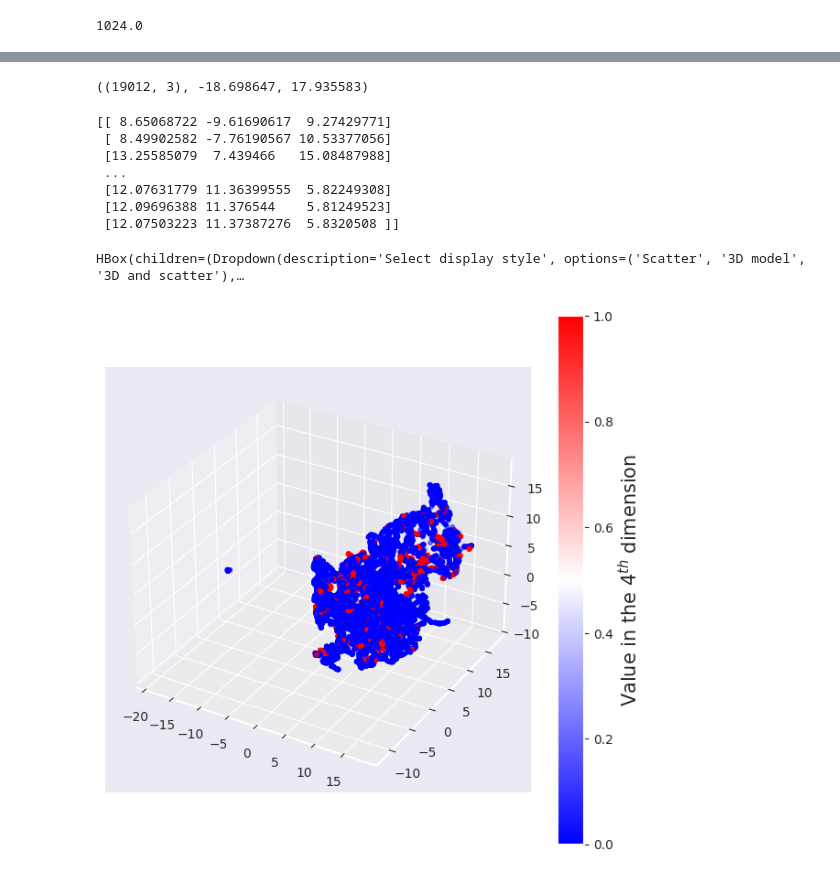
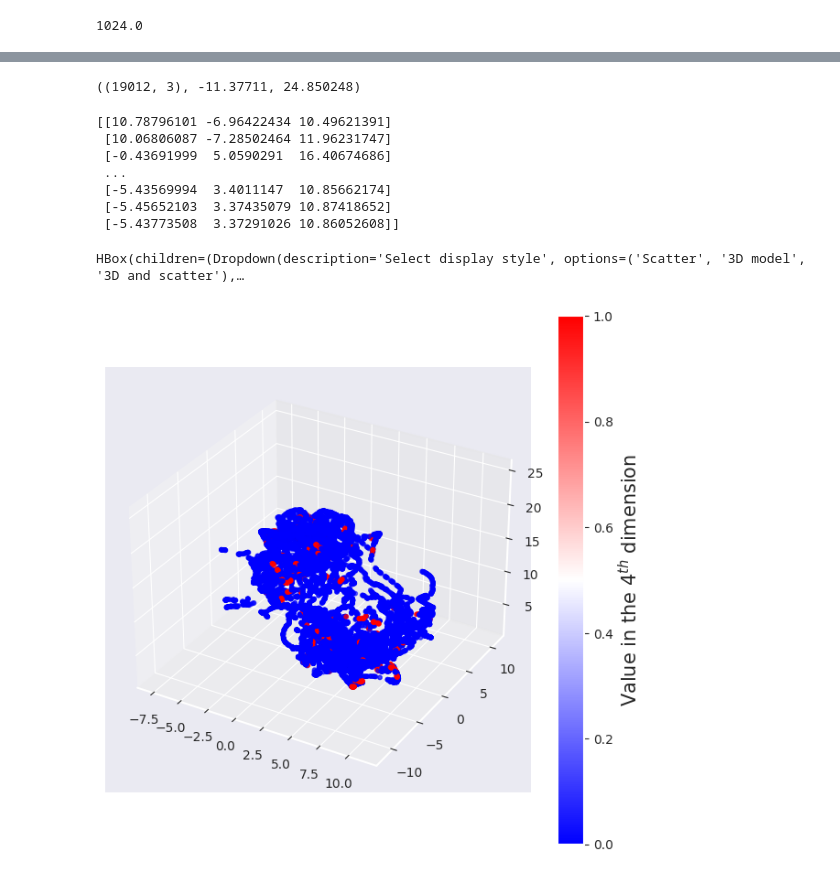
Before and after one commit to eugenioLR/TFM_sun_Autoencoders, a Jupyter notebook: autoencoder_xception_3c_full_finetune.ipynb, the cells around one changed output, grey strips where cells are left out. Cells and saved outputs as stored; diff of their text form; code cells hidden in the pictures.

```diff
--- a/autoencoder_xception_3c_full_finetune.ipynb
+++ b/autoencoder_xception_3c_full_finetune.ipynb
@@ -421,15 +421,15 @@ np.count_nonzero(~np.isinf(codes))/(codes.shape[0])
 # %%
 dim_reducer = umap.UMAP(
     n_components=3,
-    n_neighbors=20,
+    n_neighbors=30,
     # metric='canberra',
     metric='minkowski',
     min_dist=0.2,
     verbose=True,
-    n_epochs=3000,
+    n_epochs=4000,
     target_metric='euclidean',
     learning_rate=1.0,
-    negative_sample_rate=30
+    negative_sample_rate=20
 )
 # %%
 dim_reducer.fit(codes)
@@ -467,7 +466,7 @@ else:
 projection = dim_reducer.transform(data_points)
 projection.shape, projection.min(), projection.max()
 # %% [output]
-((19012, 3), -18.698647, 17.935583)
+((19012, 3), -11.37711, 24.850248)
 # %%
 point_cloud = projection
 
@@ -497,18 +496,18 @@ p_mesh_crop = mesh.crop(bbox)
 verts = np.asarray(mesh.vertices)
 tris = np.asarray(mesh.triangles)
 # %% [output]
-[[ 8.65068722 -9.61690617  9.27429771]
- [ 8.49902582 -7.76190567 10.53377056]
- [13.25585079  7.439466   15.08487988]
+[[10.78796101 -6.96422434 10.49621391]
+ [10.06806087 -7.28502464 11.96231747]
+ [-0.43691999  5.0590291  16.40674686]
  ...
- [12.07631779 11.36399555  5.82249308]
- [12.09696388 11.376544    5.81249523]
- [12.07503223 11.37387276  5.8320508 ]]
+ [-5.43569994  3.4011147  10.85662174]
+ [-5.45652103  3.37435079 10.87418652]
+ [-5.43773508  3.37291026 10.86052608]]
 # %%
 %matplotlib widget
 
-#display_color = "CME"
-display_color = "fast_wind"
+display_color = "CME"
+# display_color = "fast_wind"
 
 display_styles = ['Scatter', '3D model', '3D and scatter']
 # display_styles = ['3D model', 'Scatter', '3D and scatter']
@@ -535,31 +534,31 @@ def make_plot(style):
     if style == '3D model' or style == '3D and scatter':
         ax.plot_trisurf(verts[:, 0], verts[:, 1], verts[:, 2], triangles=tris,
                             shade=True, alpha=.1, antialiased=False, linewidth=0)
 
     if style == 'Scatter' or style == '3D and scatter':
         if display_color == "CME":
             p = ax.scatter(projection[:,0], projection[:,1], projection[:,2], c=metadata_sample['CME'],
                        s=1.0 if style == '3D and scatter' else 10.0, cmap="bwr")
         elif display_color == "fast_wind":
             p = ax.scatter(projection[:,0], projection[:,1], projection[:,2], c=metadata_sample['is_fast_wind'],
                         s=1.0 if style == '3D and scatter' else 10.0, cmap="bwr")
 
 
         cbar = fig.colorbar(p);
         cbar.ax.set_ylabel('Predicted speed (km/s)')
         cbar.ax.set_ylabel('Value in the 4$^{th}$ dimension')
 
     if created_new:
         plt.show()
 
 def on_style_change(change):
     global style
     style = change.new
     make_plot(style)
 
 style_selector.observe(on_style_change, names='value')
 display(widgets.HBox([style_selector]))
 make_plot(style)
 # %% [output]
 HBox(children=(Dropdown(description='Select display style', options=('Scatter', '3D model', '3D and scatter'),…
-[figure, old version]
+[figure, new version]
```
Also changed, not shown: parts of 1 cell of this notebook, 3 other files.
